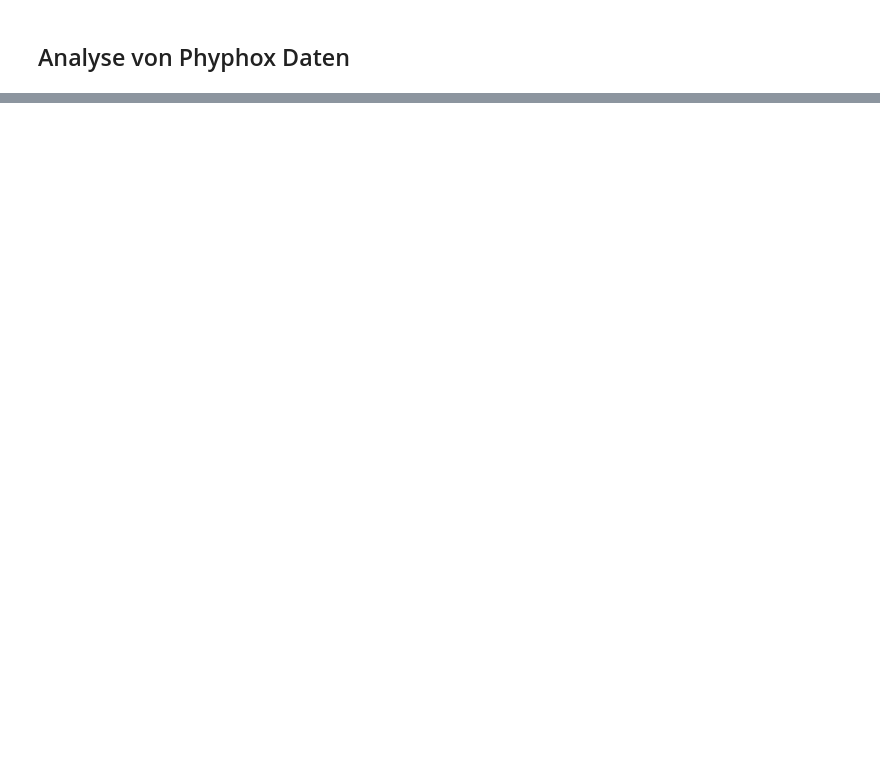
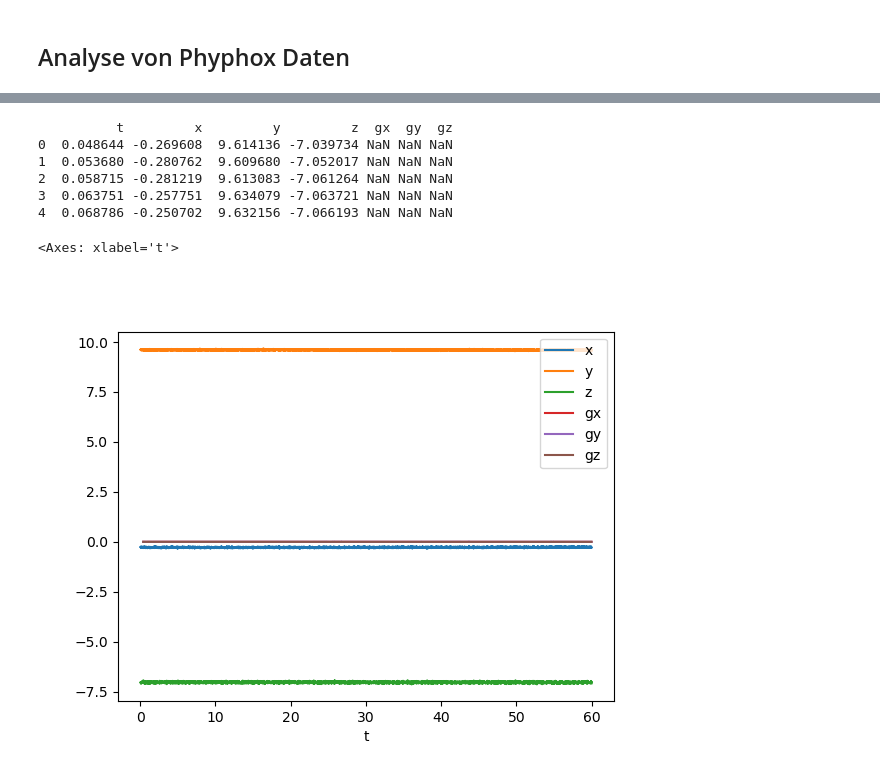
Before and after one commit to mayerd2/python_experiments, a Jupyter notebook: Phyphox_gyro_acc.ipynb, the cells around one changed output, grey strips where cells are left out. Cells and saved outputs as stored; diff of their text form; code cells hidden in the pictures; blank space fills up the shorter version.

Commit message:
pendel experiment verbessert

```diff
--- a/Phyphox_gyro_acc.ipynb
+++ b/Phyphox_gyro_acc.ipynb
@@ -14,23 +14,25 @@ plt.close()
 working_dir = "/Users/dirkm/Documents/Github/python_experiments"
 os.chdir(working_dir)
 new_dir = os.getcwd()
+#
 print("New current working directory:", new_dir)
-#experiment_dir = "2024-07-14_12-54-33"
-#experiment_dir = "2024-07-14_13-11-02"
-#experiment_dir = "2024-07-14_13-02-27"
-#experiment_dir = "2024-07-14_13-44-06"
-#experiment_dir = "2024-07-14_12-56-08"
-#experiment_dir = "2024-07-14_13-21-20"
-###
-experiment_dir = "2024-07-20_12-12-52"
+#experiment_dir = "2024-08-10_16-01-40"
+#experiment_dir = "2024-08-10_19-22-24"
+experiment_dir = "2024-08-10_20-04-53"
 #data_dir = working_dir + "/Beschleunigung ohne g " + experiment_dir
 data_dir = working_dir + "/My Experiment " + experiment_dir
 os.chdir(data_dir)
 new_dir = os.getcwd()
 print("New current working directory:", new_dir)
 #testdata = pd.read_csv("Raw data.csv")
-testdata = pd.read_csv("Linear Acceleration.csv")
-testdata.head()
-df = testdata.rename(columns={"Time (s)": "t", "Linear Acceleration x (m/s^2)" : "x", "Linear Acceleration y (m/s^2)" : "y", "Linear Acceleration z (m/s^2)" : "z" })
+# Einlesen der Beschleunigungsdaten
+testdata = pd.read_csv("Accelerometer.csv")
+print(testdata.head())
+#df1 = testdata.rename(columns={"Time (s)": "t", "Linear Acceleration x (m/s^2)" : "x", "Linear Acceleration y (m/s^2)" : "y", "Linear Acceleration z (m/s^2)" : "z" })
+df1 = testdata.rename(columns={"Time (s)": "t", "Acceleration x (m/s^2)" : "x", "Acceleration y (m/s^2)" : "y", "Acceleration z (m/s^2)" : "z" })
+#Einlesen der Gyroskopdaten
+testdata = pd.read_csv("Gyroscope.csv")
+print(testdata.head())
+df2 = testdata.rename(columns={"Time (s)": "t", "Gyroscope x (rad/s)" : "gx", "Gyroscope y (rad/s)" : "gy", "Gyroscope z (rad/s)" : "gz" })
 # %% [output]
 New current working directory: C:\Users\dirkm\Documents\Github\python_experiments
@@ -37,0 +58,14 @@ New current working directory: C:\Users\dirkm\Documents\Github\python_experiment
+# %%
+print(mergedData.head())
+# %% [output]
+          t         x         y         z  gx  gy  gz
+0  0.048644 -0.269608  9.614136 -7.039734 NaN NaN NaN
+1  0.053680 -0.280762  9.609680 -7.052017 NaN NaN NaN
+2  0.058715 -0.281219  9.613083 -7.061264 NaN NaN NaN
+3  0.063751 -0.257751  9.634079 -7.063721 NaN NaN NaN
+4  0.068786 -0.250702  9.632156 -7.066193 NaN NaN NaN
+# %%
+mergedData.plot(x="t")
+# %% [output]
+<Axes: xlabel='t'>
+[figure, added]
```
Also changed, not shown: parts of 22 cells of this notebook, 14 other files.
